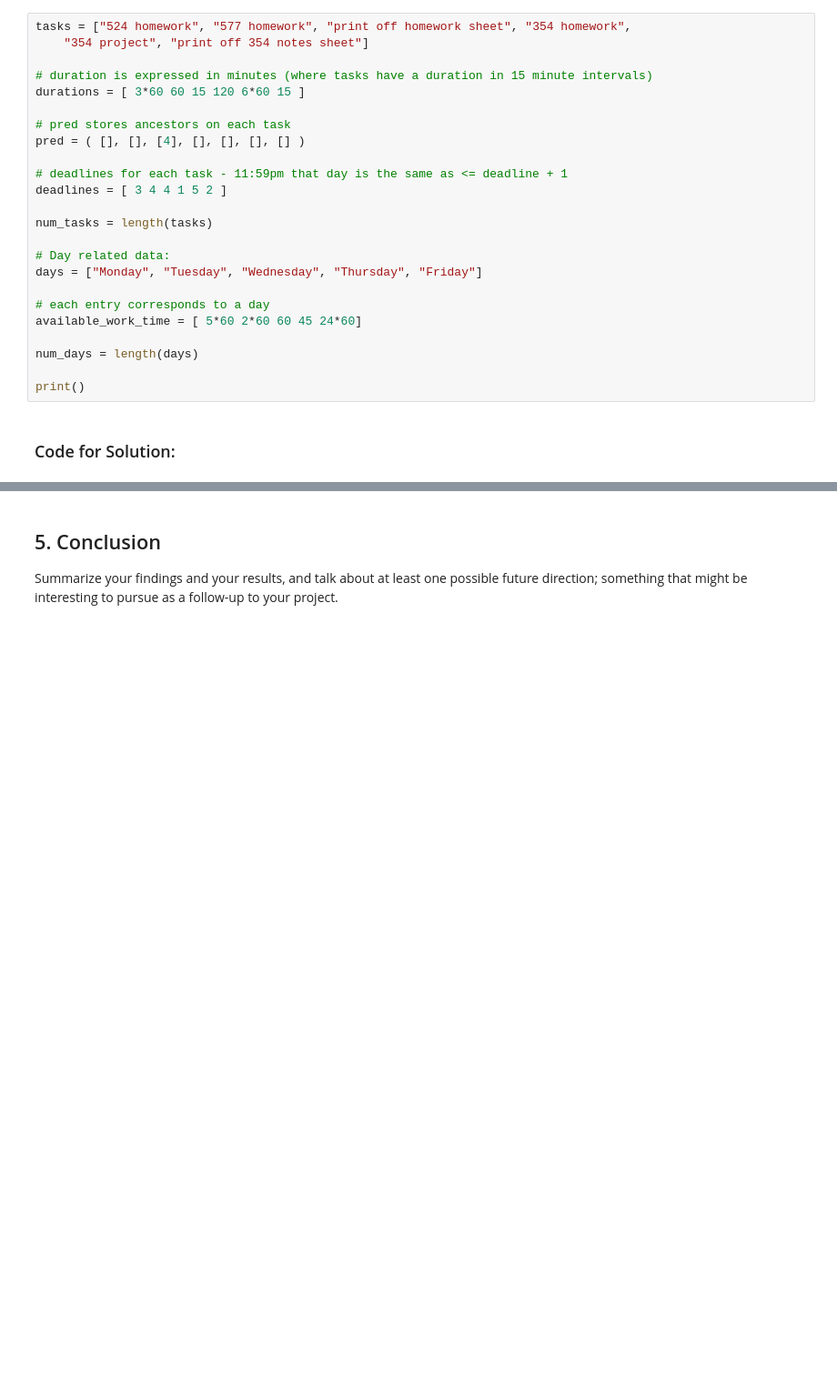
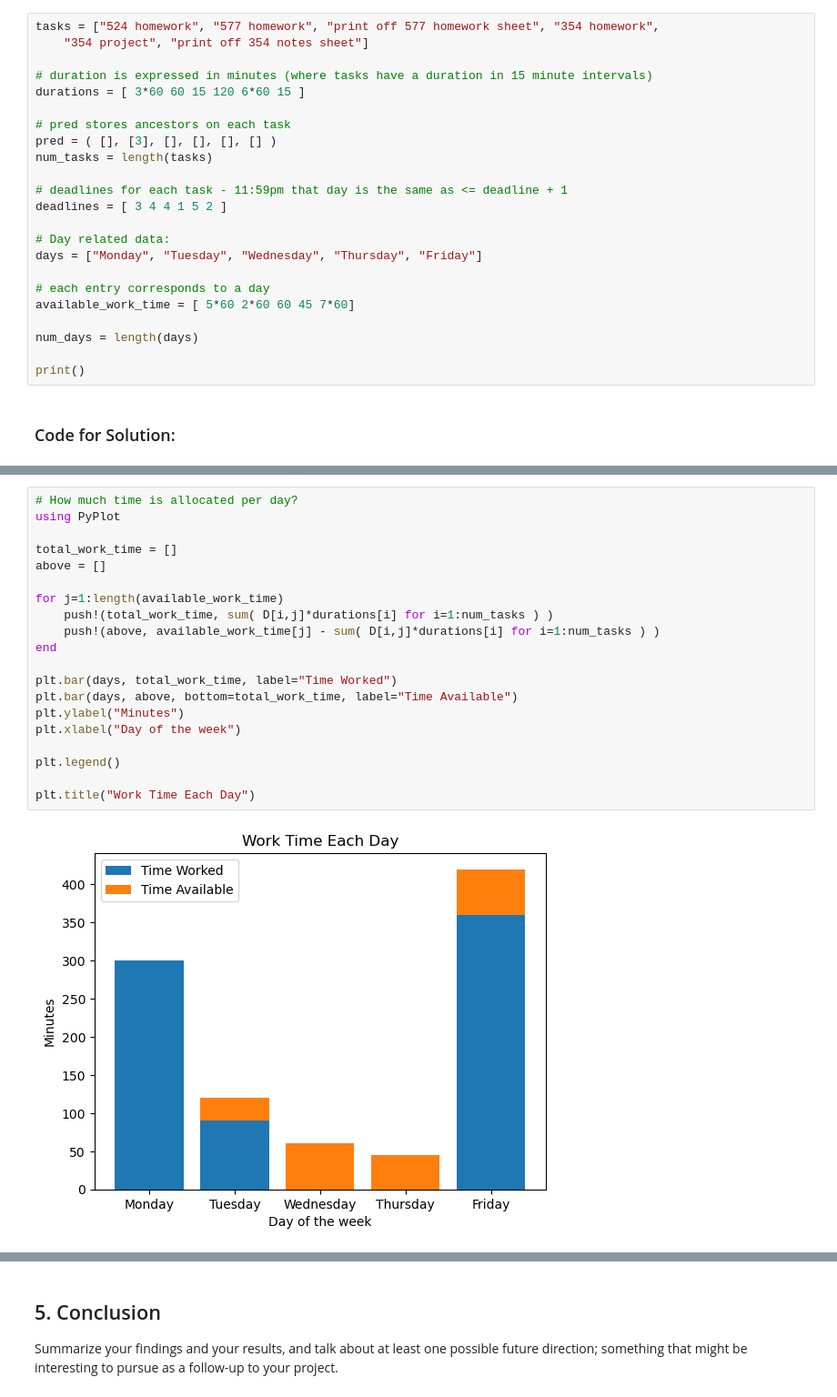
Before and after one commit to lauren-ciha/intro-to-optimization-final-project, a Jupyter notebook: project_report.ipynb, the cells around one changed output, grey strips where cells are left out. Shown: that part at 91% size. Drawn from its saved outputs; the diff is of its cells as text; blank space fills up the shorter version.

```diff
--- a/project_report.ipynb
+++ b/project_report.ipynb
@@ -149,25 +162,24 @@ We can summarize the information in the to-do list in the following table:
 # %% [markdown]
 ### Data for the problem:
 # %%
-tasks = ["524 homework", "577 homework", "print off homework sheet", "354 homework",
+tasks = ["524 homework", "577 homework", "print off 577 homework sheet", "354 homework",
     "354 project", "print off 354 notes sheet"]
 
 # duration is expressed in minutes (where tasks have a duration in 15 minute intervals)
 durations = [ 3*60 60 15 120 6*60 15 ]
 
 # pred stores ancestors on each task
-pred = ( [], [], [4], [], [], [], [] )
+pred = ( [], [3], [], [], [], [] )
+num_tasks = length(tasks)
 
 # deadlines for each task - 11:59pm that day is the same as <= deadline + 1
 deadlines = [ 3 4 4 1 5 2 ]
-
-num_tasks = length(tasks)
 
 # Day related data:
 days = ["Monday", "Tuesday", "Wednesday", "Thursday", "Friday"]
 
 # each entry corresponds to a day
-available_work_time = [ 5*60 2*60 60 45 24*60]
+available_work_time = [ 5*60 2*60 60 45 7*60]
 
 num_days = length(days)
 
@@ -256,0 +261,22 @@ end
+# %%
+# How much time is allocated per day?
+using PyPlot
+
+total_work_time = []
+above = []
+
+for j=1:length(available_work_time)
+    push!(total_work_time, sum( D[i,j]*durations[i] for i=1:num_tasks ) )
+    push!(above, available_work_time[j] - sum( D[i,j]*durations[i] for i=1:num_tasks ) )
+end
+
+plt.bar(days, total_work_time, label="Time Worked")
+plt.bar(days, above, bottom=total_work_time, label="Time Available")
+plt.ylabel("Minutes")
+plt.xlabel("Day of the week")
+
+plt.legend()
+
+plt.title("Work Time Each Day")
+# %% [output]
+[figure, added]
```
Also changed, not shown: parts of 11 cells of this notebook.
